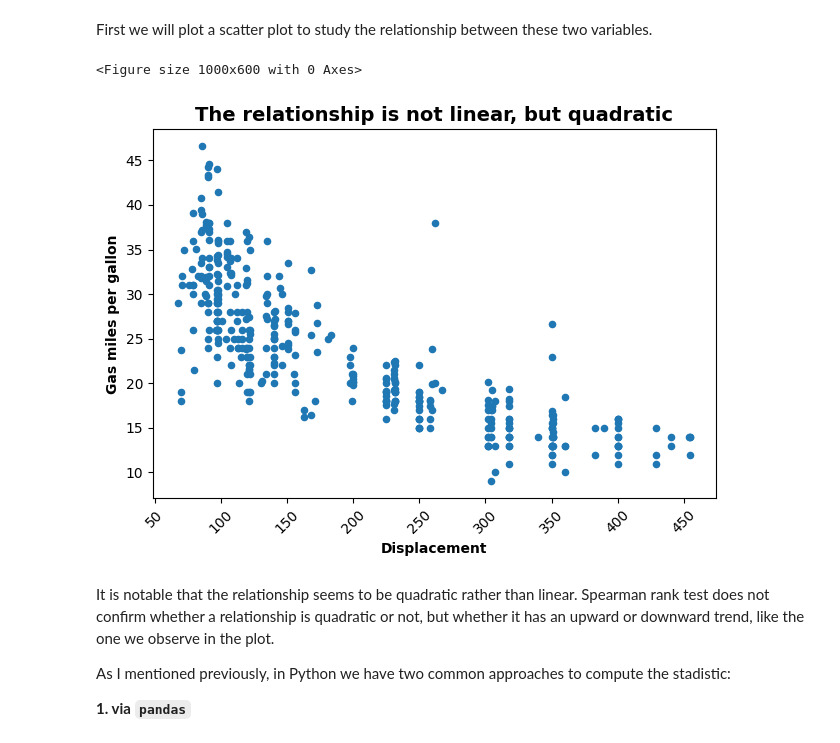
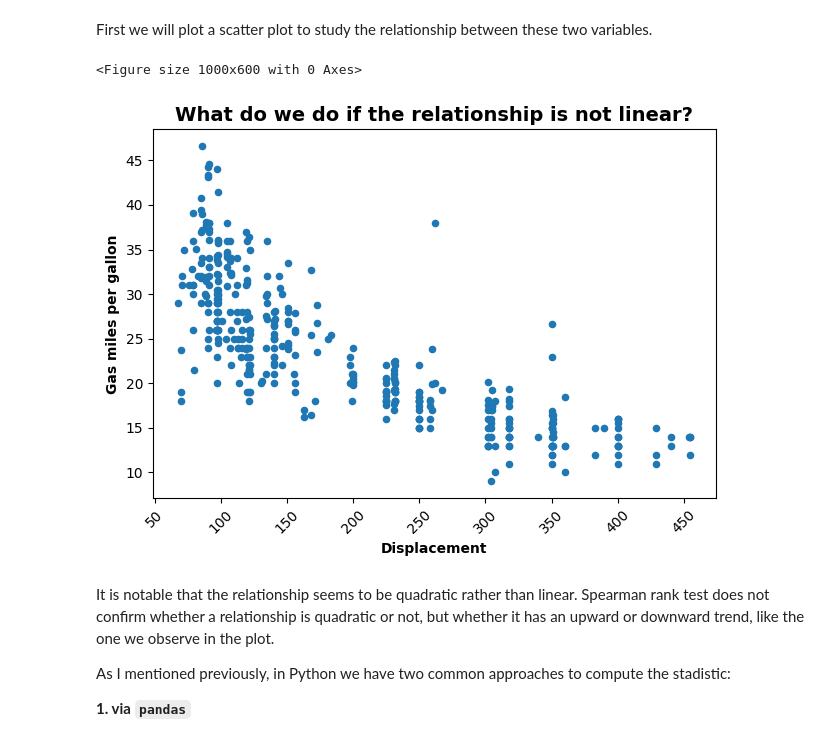
Before and after one commit to jantohidalca/LinkedIn-Guides, a Jupyter notebook: 2025/Sep - Dec/03 spearman-rank_test.ipynb, the cells around one changed output. Cells and saved outputs as stored; diff of their text form; code cells hidden in the pictures.

```diff
--- a/2025/Sep - Dec/03 spearman-rank_test.ipynb
+++ b/2025/Sep - Dec/03 spearman-rank_test.ipynb
@@ -148,16 +148,16 @@ First we will plot a scatter plot to study the relationship between these two va
 # %%
 # Create the plot
 plt.figure(figsize=(10, 6))
 mpg_df.plot.scatter(x='displacement', y='mpg', legend=False)
-plt.title('The relationship is not linear, but quadratic', fontsize=14, fontweight='bold')
+plt.title('What do we do if the relationship is not linear?', fontsize=14, fontweight='bold')
 plt.xlabel('Displacement', fontweight='bold')
 plt.ylabel('Gas miles per gallon', fontweight='bold')
 plt.xticks(rotation=45)
 plt.tight_layout()
 plt.show()
 # %% [output]
 <Figure size 1000x600 with 0 Axes>
-[figure, old version]
+[figure, new version]
 # %% [markdown]
 It is notable that the relationship seems to be quadratic rather than linear. Spearman rank test does not confirm whether a relationship is quadratic or not, but whether it has an upward or downward trend, like the one we observe in the plot.
 
```
Also changed, not shown: parts of 1 cell of this notebook.
